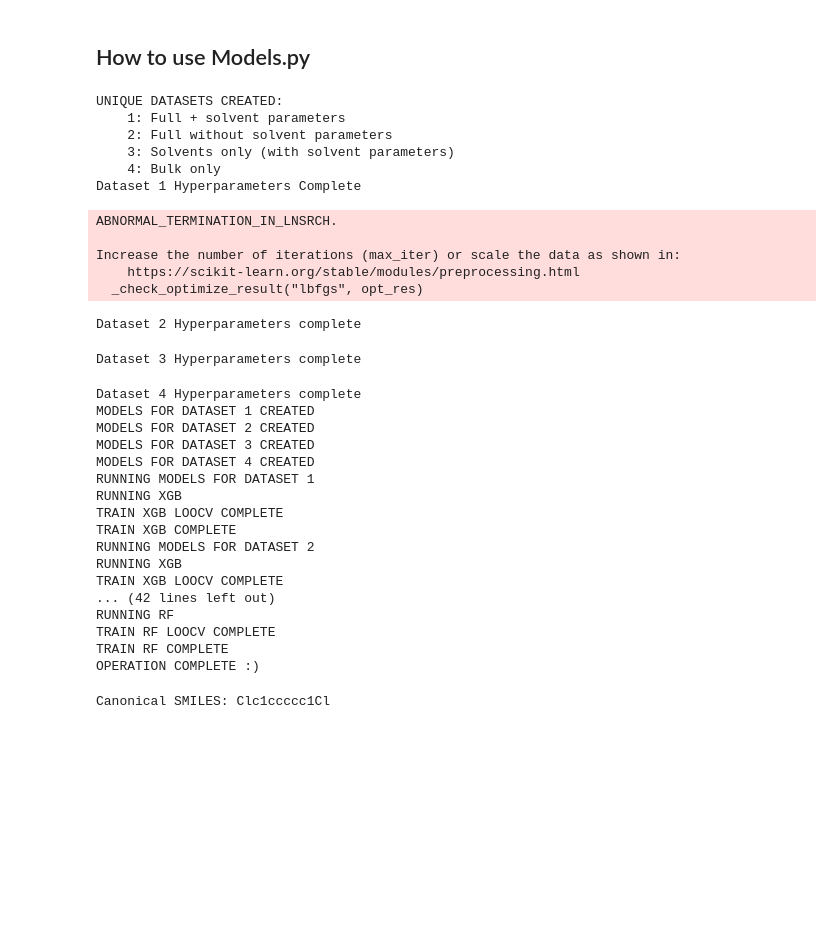
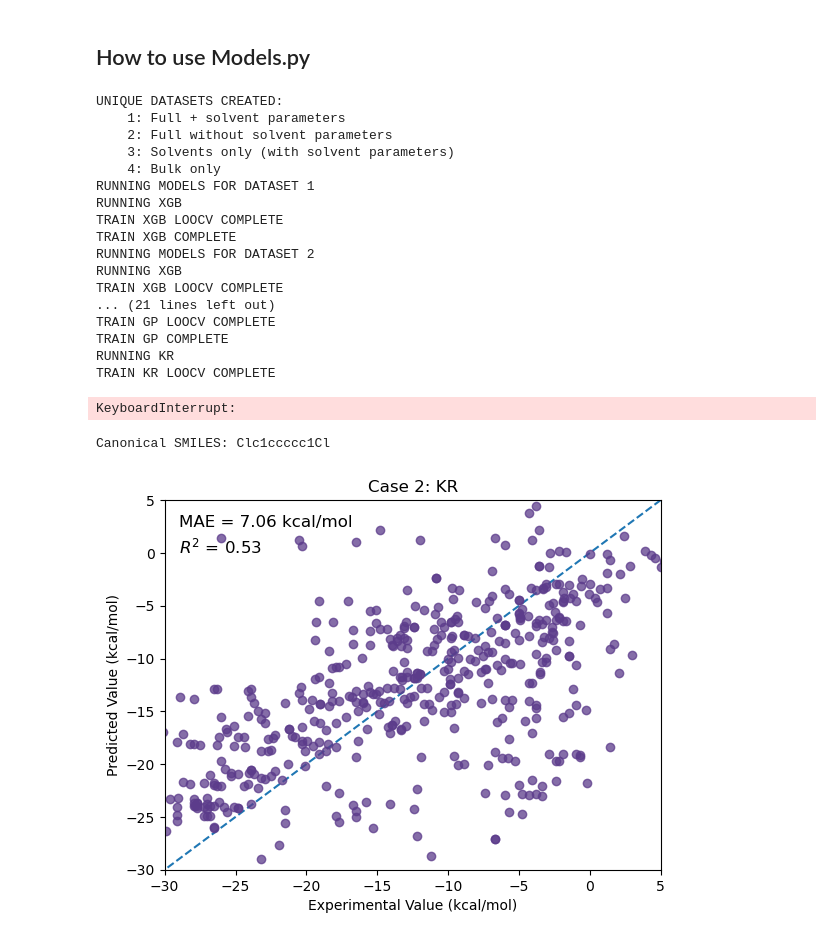
Before and after one commit to skozarekar/thermonomer, a Jupyter notebook: walkthrough.ipynb, the cells around one changed output. Cells and saved outputs as stored; diff of their text form; code cells hidden in the pictures; blank space fills up the shorter version.

Commit message:
Results

```diff
--- a/walkthrough.ipynb
+++ b/walkthrough.ipynb
@@ -216,38 +216,26 @@ infile_path = "monomer data build/encoded_imputed_featurized_entropy.csv"
 n_iters = 100
 target = "dS (J/mol/K)"
 
-Models.main(infile_path, n_iters, target)
+Models.main(infile_path, n_iters, target, get_hyperparams = False, get_models = False)
 # %% [output]
 UNIQUE DATASETS CREATED:
     1: Full + solvent parameters
     2: Full without solvent parameters
     3: Solvents only (with solvent parameters)
     4: Bulk only
-Dataset 1 Hyperparameters Complete
+RUNNING MODELS FOR DATASET 1
+RUNNING XGB
+TRAIN XGB LOOCV COMPLETE
+TRAIN XGB COMPLETE
+RUNNING MODELS FOR DATASET 2
+RUNNING XGB
+TRAIN XGB LOOCV COMPLETE
+... (21 lines left out)
+TRAIN GP LOOCV COMPLETE
+TRAIN GP COMPLETE
+RUNNING KR
+TRAIN KR LOOCV COMPLETE
-ABNORMAL_TERMINATION_IN_LNSRCH.
-
-Increase the number of iterations (max_iter) or scale the data as shown in:
-    https://scikit-learn.org/stable/modules/preprocessing.html
-  _check_optimize_result("lbfgs", opt_res)
+KeyboardInterrupt:
-Dataset 2 Hyperparameters complete
-Dataset 3 Hyperparameters complete
-Dataset 4 Hyperparameters complete
-MODELS FOR DATASET 1 CREATED
-MODELS FOR DATASET 2 CREATED
-MODELS FOR DATASET 3 CREATED
-MODELS FOR DATASET 4 CREATED
-RUNNING MODELS FOR DATASET 1
-RUNNING XGB
-TRAIN XGB LOOCV COMPLETE
-TRAIN XGB COMPLETE
-RUNNING MODELS FOR DATASET 2
-RUNNING XGB
-TRAIN XGB LOOCV COMPLETE
-... (42 lines left out)
-RUNNING RF
-TRAIN RF LOOCV COMPLETE
-TRAIN RF COMPLETE
-OPERATION COMPLETE :)
 # %%
 from rdkit import Chem
 
@@ -264,0 +259,5 @@ Canonical SMILES: Clc1ccccc1Cl
+# %%
+path = "/Users/hunter/Downloads/BROADBELT LAB/thermonomer-1/model_results_LOOCV/KR_LOOCV_2.csv"
+Data.graphExpPred(path)
+# %% [output]
+[figure, added]
```
Also changed, not shown: parts of 3 cells of this notebook, 33 other files.
